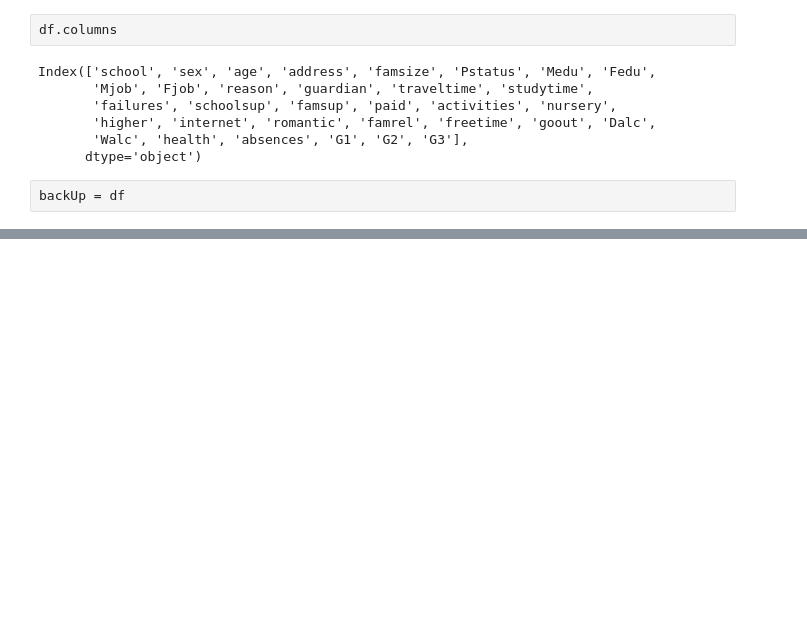
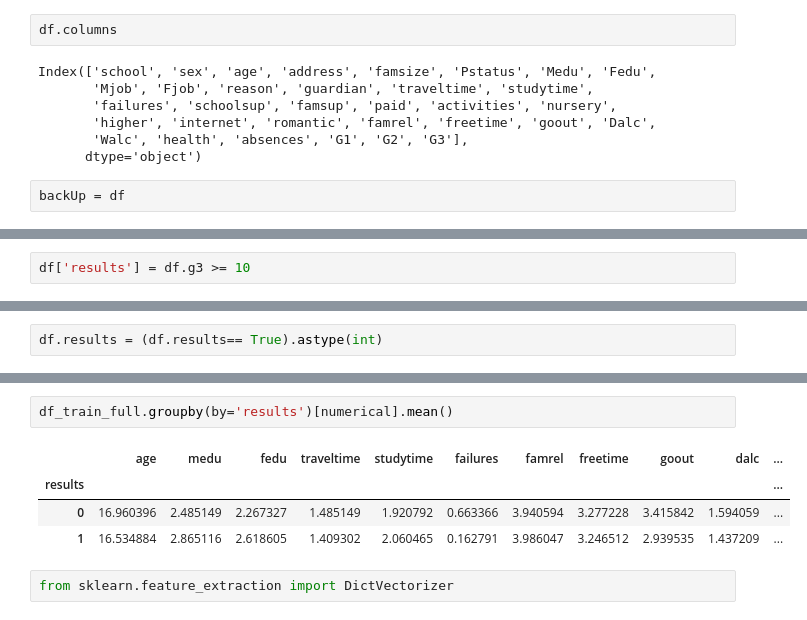
Before and after one commit to cfdonmez/MLBoot, a Jupyter notebook: Week2/extras/mathAnalysis.ipynb, the cells around one changed output, grey strips where cells are left out. Drawn from its saved outputs; the diff is of its cells as text; blank space fills up the shorter version.

```diff
--- a/Week2/extras/mathAnalysis.ipynb
+++ b/Week2/extras/mathAnalysis.ipynb
@@ -36,0 +89,2 @@ dtype: object
+# %%
+df['results'] = df.g3 >= 10
@@ -36,0 +100,2 @@ dtype: object
+# %%
+df.results = (df.results== True).astype(int)
@@ -36,0 +374,9 @@ dtype: object
+# %%
+df_train_full.groupby(by='results')[numerical].mean()
+# %% [output]
+|  | age | medu | fedu | traveltime | studytime | failures | famrel | freetime | goout | dalc | ... |
+| results |  |  |  |  |  |  |  |  |  |  | ... |
+| 0 | 16.960396 | 2.485149 | 2.267327 | 1.485149 | 1.920792 | 0.663366 | 3.940594 | 3.277228 | 3.415842 | 1.594059 | ... |
+| 1 | 16.534884 | 2.865116 | 2.618605 | 1.409302 | 2.060465 | 0.162791 | 3.986047 | 3.246512 | 2.939535 | 1.437209 | ... |
+# %%
+from sklearn.feature_extraction import DictVectorizer
```
Also changed, not shown: parts of 55 cells of this notebook.
